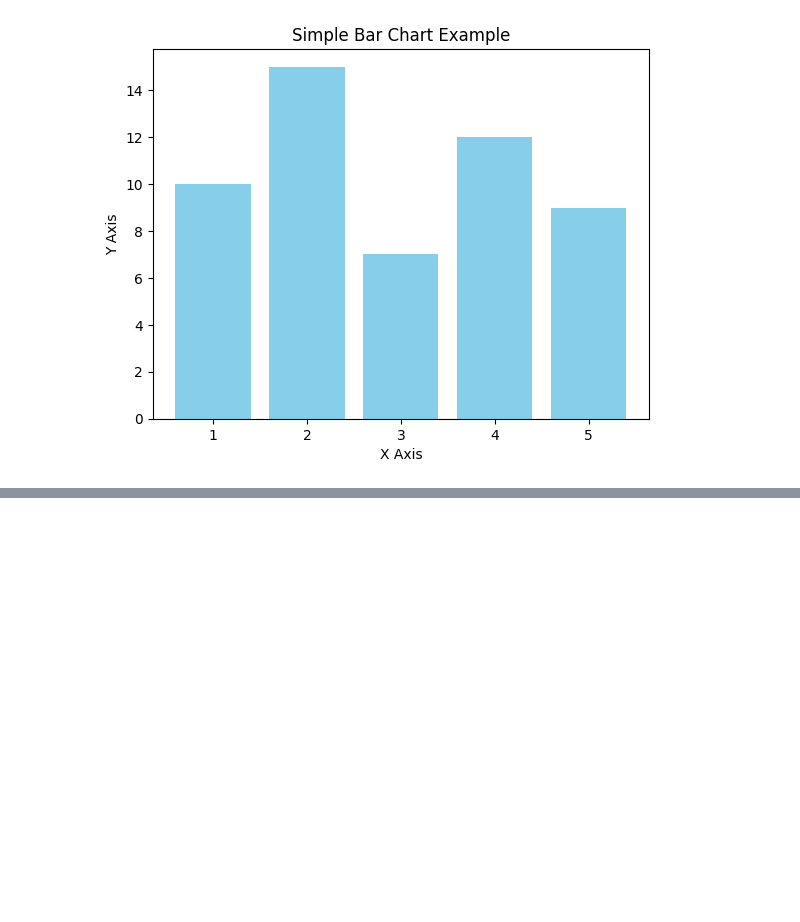
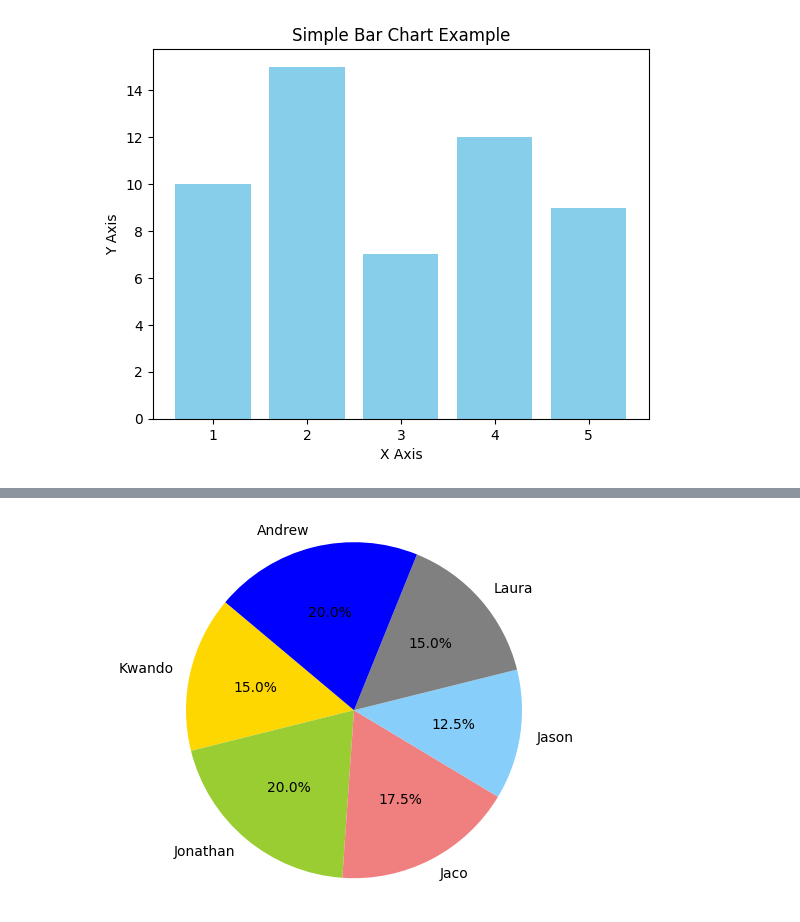
Before and after one commit to Chessington1/Data-Science-notebooks-, a Jupyter notebook: DS course/Plots trials.ipynb, the cells around one changed output, grey strips where cells are left out. Saved outputs shown, nothing was run; the diff lists cells and outputs as text; code cells hidden in the pictures; blank space fills up the shorter version.

```diff
--- a/DS course/Plots trials.ipynb
+++ b/DS course/Plots trials.ipynb
@@ -15,0 +47,14 @@ plt.show()
+# %%
+import matplotlib.pyplot as plt
+
+# Data to plot
+labels = donuts_per_person.keys()
+sizes = donuts_per_person.values()
+colors = ['gold', 'yellowgreen', 'lightcoral', 'lightskyblue', 'grey', 'blue']
+
+# Plot
+plt.pie(sizes, labels=labels, colors=colors, autopct='%1.1f%%', startangle=140)
+plt.axis('equal')
+plt.show()
+# %% [output]
+[figure, added]
```
Also changed, not shown: parts of 3 cells of this notebook.
